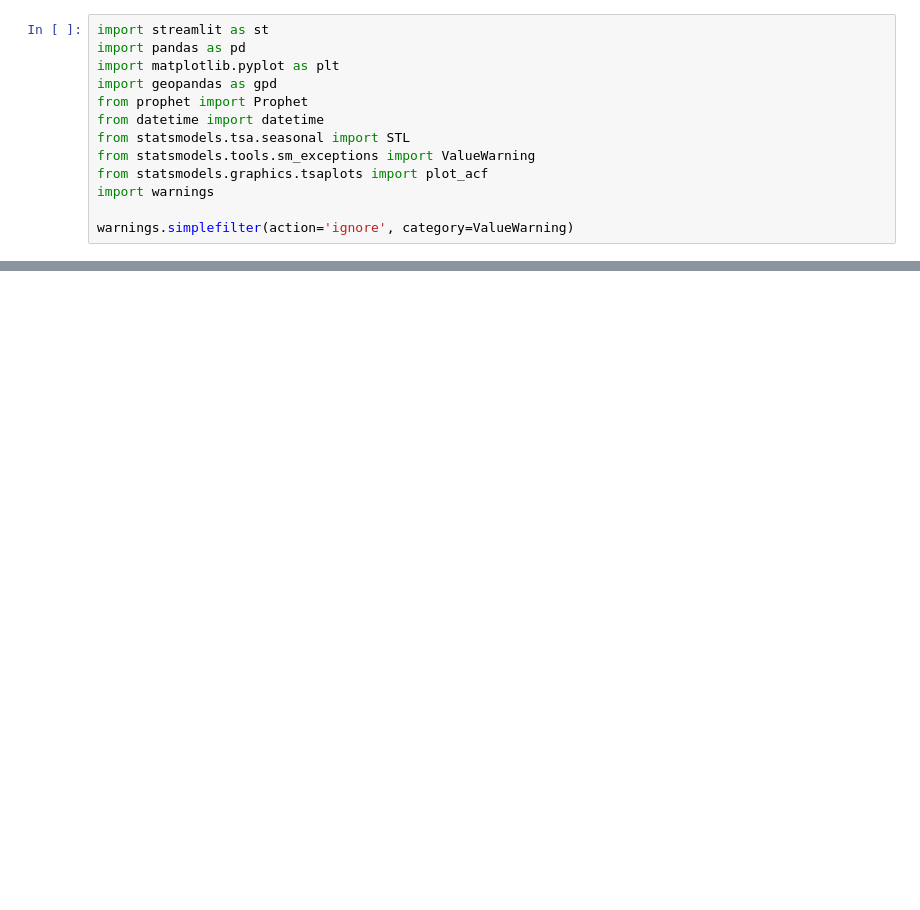
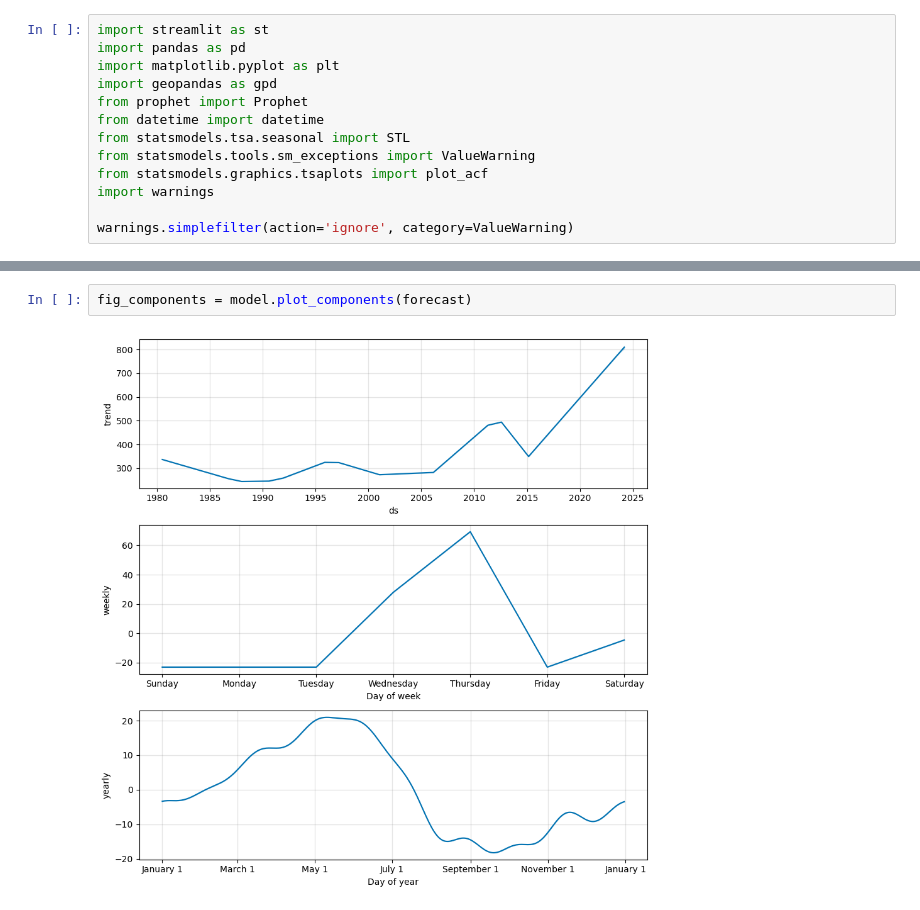
Before and after one commit to Metaluv/Palette_Training, a Jupyter notebook: Palette_Training_5-main/Assignment_5_v7.ipynb, the cells around one changed output, grey strips where cells are left out. Cells and saved outputs as stored; diff of their text form; blank space fills up the shorter version.

```diff
--- a/Palette_Training_5-main/Assignment_5_v7.ipynb
+++ b/Palette_Training_5-main/Assignment_5_v7.ipynb
@@ -92,0 +48,4 @@ plt.show()
+# %%
+fig_components = model.plot_components(forecast)
+# %% [output]
+[figure, added]
```
Also changed, not shown: parts of 24 cells of this notebook, 5 other files.
